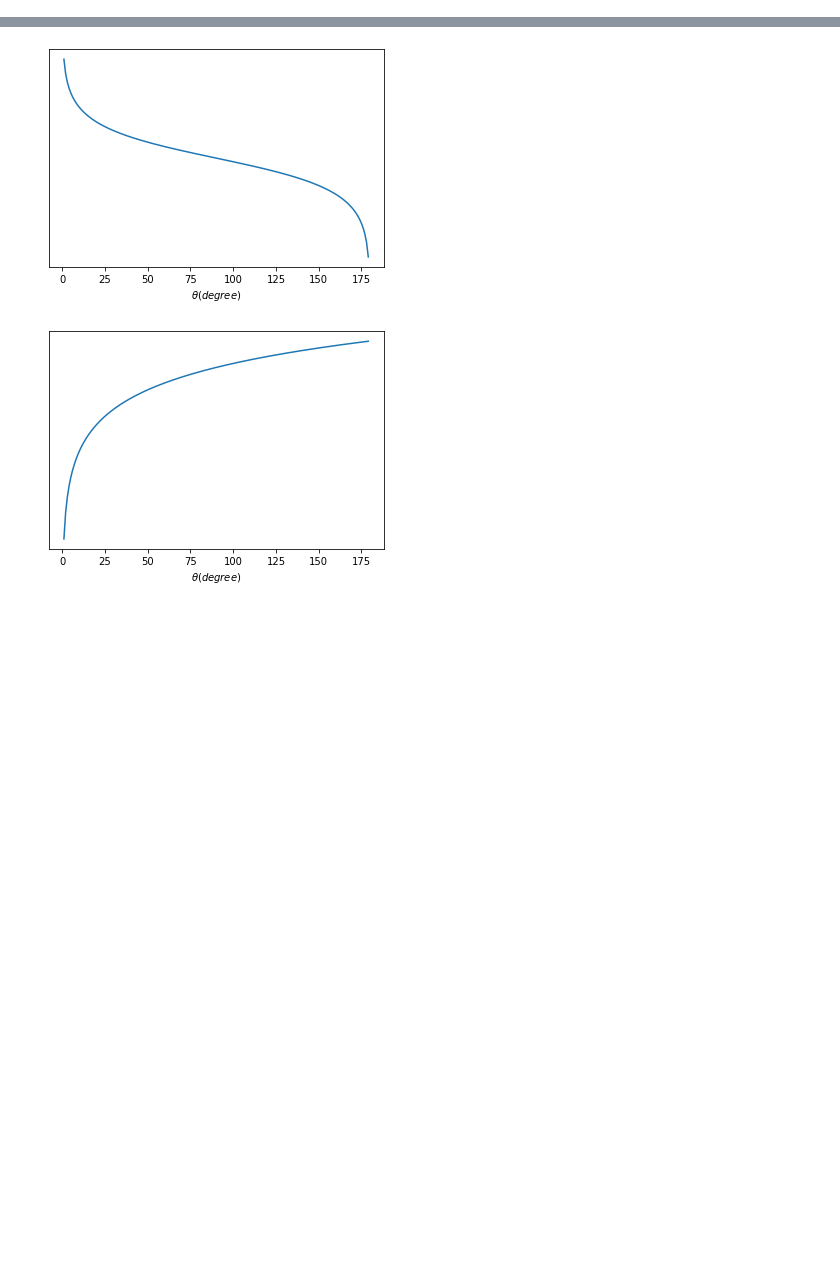
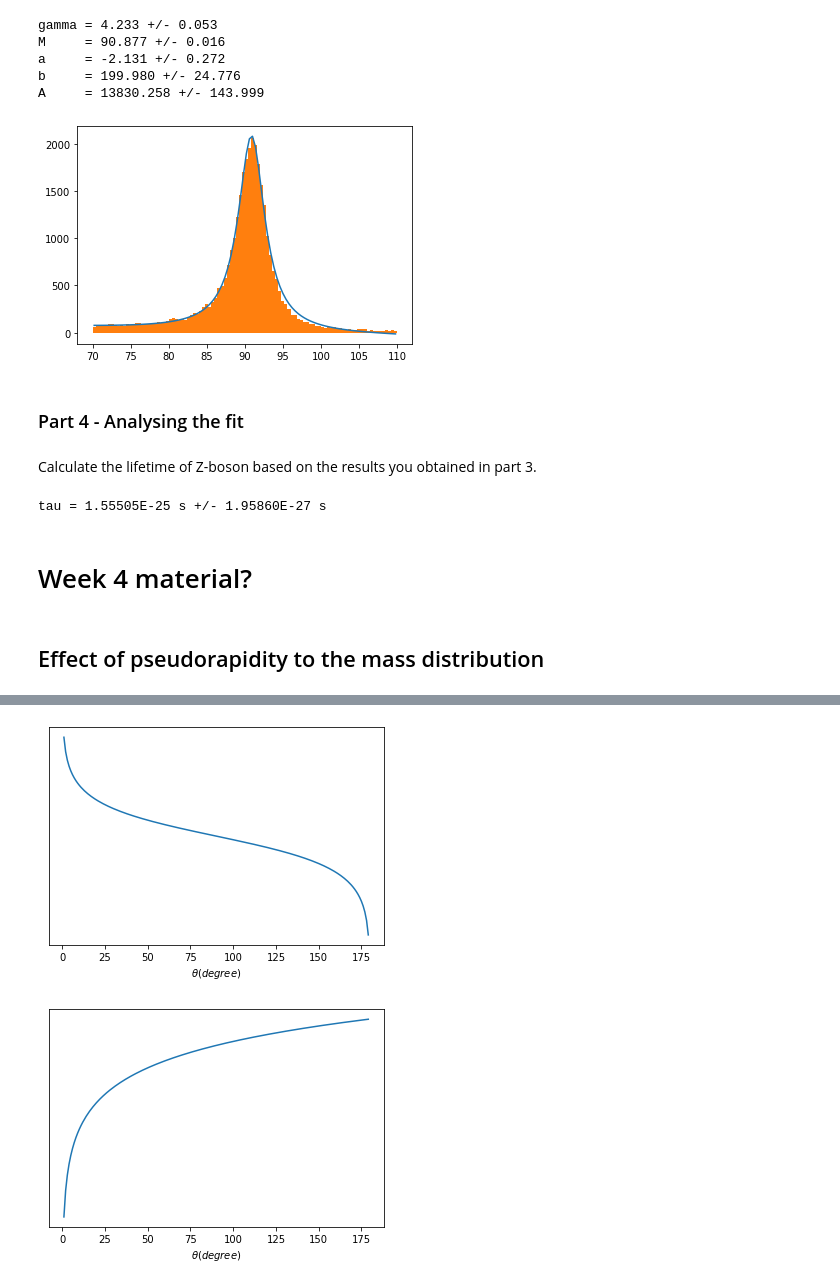
Before and after one commit to mlotti/Hitu_2020, a Jupyter notebook: Notebooks/Week3/Exercise_3.ipynb, the cells around one changed output, grey strips where cells are left out. Saved outputs shown, nothing was run; the diff lists cells and outputs as text; code cells hidden in the pictures; blank space fills up the shorter version.

```diff
--- a/Notebooks/Week3/Exercise_3.ipynb
+++ b/Notebooks/Week3/Exercise_3.ipynb
@@ -0,0 +105,7 @@
+# %%
+# possible solution
+
+def breitwigner(E, gamma, M, a, b, A):
+    y = np.sqrt(M**2*(M**2+gamma**2))
+    K = 2*np.sqrt(2)*M*gamma*y/(np.pi*np.sqrt(M**2+y))
+    return a*E+b+A*(K/((E**2-M**2)**2+M**2*gamma**2))
@@ -0,0 +136,41 @@
+# %%
+from scipy.optimize import curve_fit
+
+p0 = [5, 90, -1, 100, 10000]
+for i in range(100):
+    best, covariance = curve_fit(breitwigner, bins, heights, p0=p0)
+    p0 = best
+
+plt.plot(bins, breitwigner(np.array(bins), *best))
+plt.hist(data.M, bins=100, range=(70,110))
+errors = np.sqrt(np.diag(covariance))
+param_strings = ["gamma","M","a","b","A"]
+for i in range(len(best)):
+    print("{2:5} = {0:.3f} +/- {1:.3f}".format(best[i],errors[i],param_strings[i]))
+plt.show()
+# %% [output]
+gamma = 4.233 +/- 0.053
+M     = 90.877 +/- 0.016
+a     = -2.131 +/- 0.272
+b     = 199.980 +/- 24.776
+A     = 13830.258 +/- 143.999
+[figure, added]
+# %% [markdown]
+### Part 4 - Analysing the fit
+# %% [markdown]
+Calculate the lifetime of Z-boson based on the results you obtained in part 3.
+# %%
+# lifetime
+hbar = 6.582e-25 # GeV*s
+gamma = best[0]
+errgamma = errors[0]
+tau = hbar/gamma
+error = max(hbar/(gamma-errgamma)-tau,tau-hbar/(gamma+errgamma))
+
+print("tau = {0:.5E} s +/- {1:.5E} s".format(tau,error))
+# %% [output]
+tau = 1.55505E-25 s +/- 1.95860E-27 s
+# %% [markdown]
+# Week 4 material?
+# %% [markdown]
+## Effect of pseudorapidity to the mass distribution
```
Also changed, not shown: parts of 27 cells of this notebook, 1 other file.
